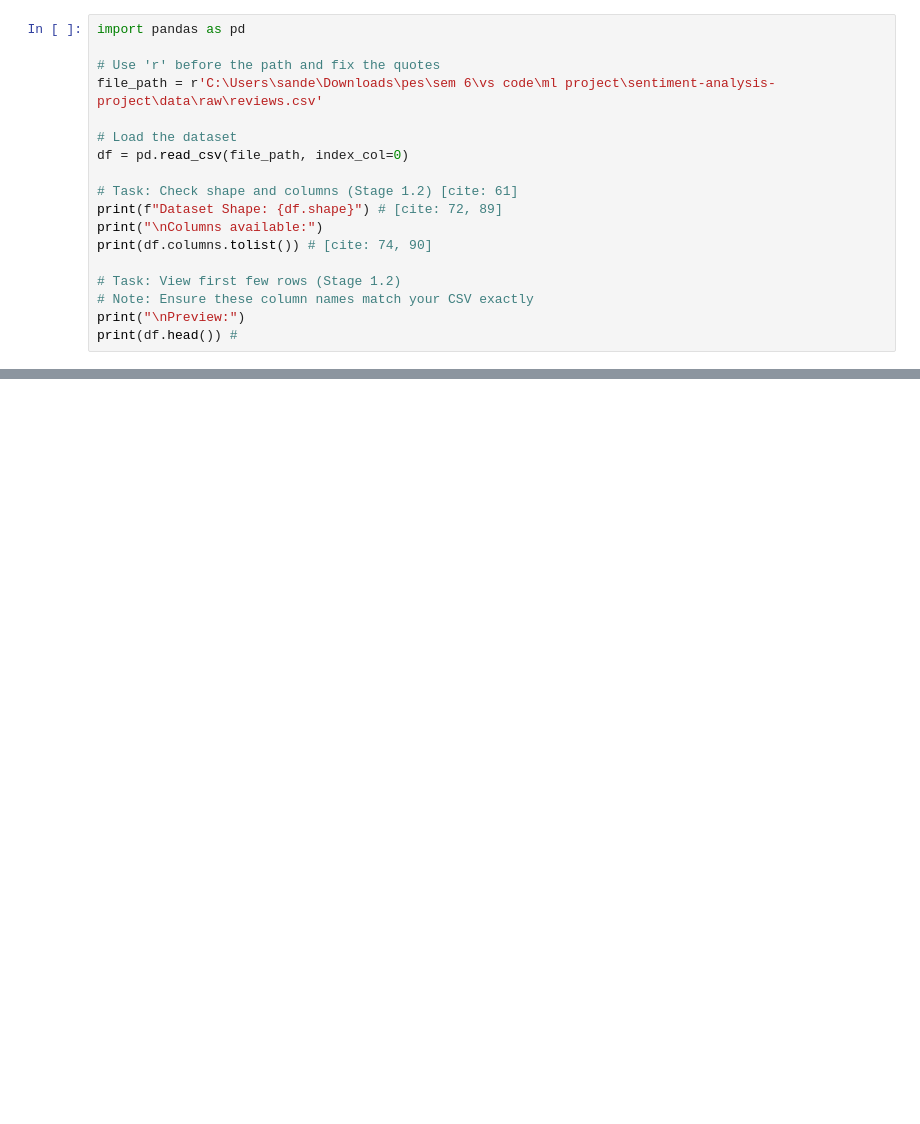
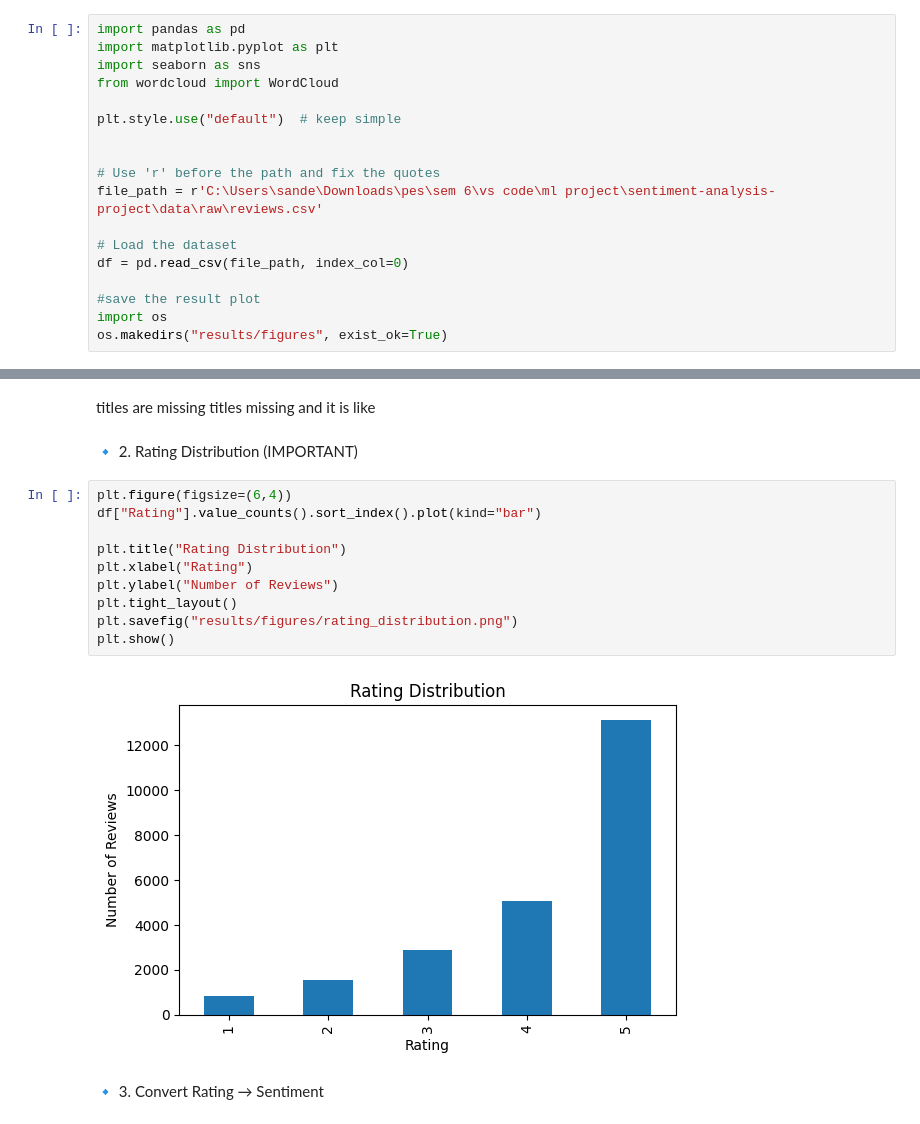
Before and after one commit to sandeep11mahendrakar/Multi-Aspect-Sentiment-Analysis-with-Explainability, a Jupyter notebook: notebooks/01_EDA.ipynb, the cells around one changed output, grey strips where cells are left out. Drawn from its saved outputs; the diff is of its cells as text; blank space fills up the shorter version.

```diff
--- a/notebooks/01_EDA.ipynb
+++ b/notebooks/01_EDA.ipynb
@@ -1,5 +1,11 @@
 # %%
 import pandas as pd
+import matplotlib.pyplot as plt
+import seaborn as sns
+from wordcloud import WordCloud
+
+plt.style.use("default")  # keep simple
+
 
 # Use 'r' before the path and fix the quotes
 file_path = r'C:\Users\sande\Downloads\pes\sem 6\vs code\ml project\sentiment-analysis-project\data\raw\reviews.csv'
@@ -7,12 +13,6 @@ file_path = r'C:\Users\sande\Downloads\pes\sem 6\vs code\ml project\sentiment-an
 # Load the dataset
 df = pd.read_csv(file_path, index_col=0)
 
-# Task: Check shape and columns (Stage 1.2) [cite: 61]
-print(f"Dataset Shape: {df.shape}") # [cite: 72, 89]
-print("\nColumns available:")
-print(df.columns.tolist()) # [cite: 74, 90]
-
-# Task: View first few rows (Stage 1.2)
-# Note: Ensure these column names match your CSV exactly
-print("\nPreview:")
-print(df.head()) #
+#save the result plot
+import os
+os.makedirs("results/figures", exist_ok=True)
@@ -36,0 +46,18 @@ Preview:
+# %% [markdown]
+titles are missing titles missing and it is like
+# %% [markdown]
+🔹 2. Rating Distribution (IMPORTANT)
+# %%
+plt.figure(figsize=(6,4))
+df["Rating"].value_counts().sort_index().plot(kind="bar")
+
+plt.title("Rating Distribution")
+plt.xlabel("Rating")
+plt.ylabel("Number of Reviews")
+plt.tight_layout()
+plt.savefig("results/figures/rating_distribution.png")
+plt.show()
+# %% [output]
+[figure, added]
+# %% [markdown]
+🔹 3. Convert Rating → Sentiment
```
Also changed, not shown: parts of 15 cells of this notebook.
